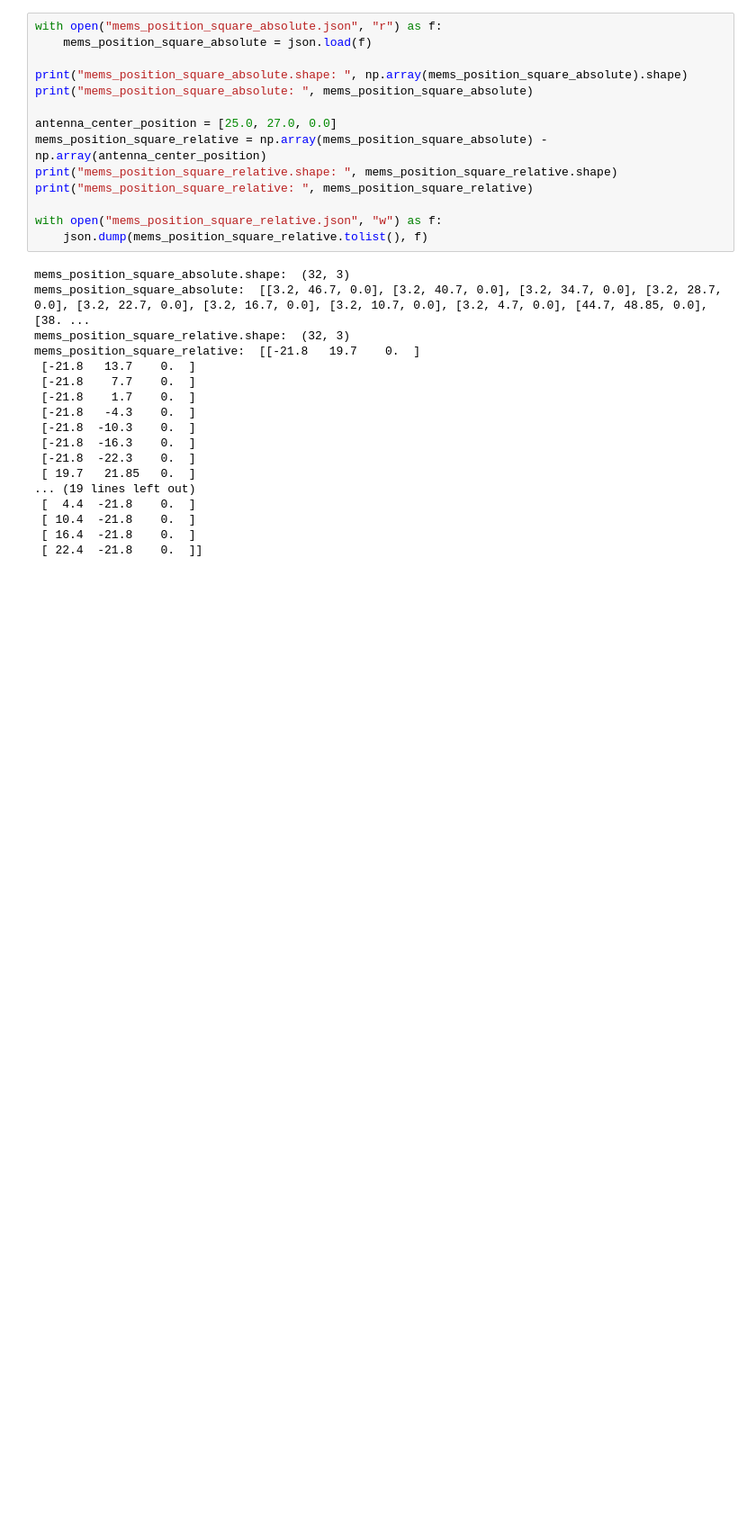
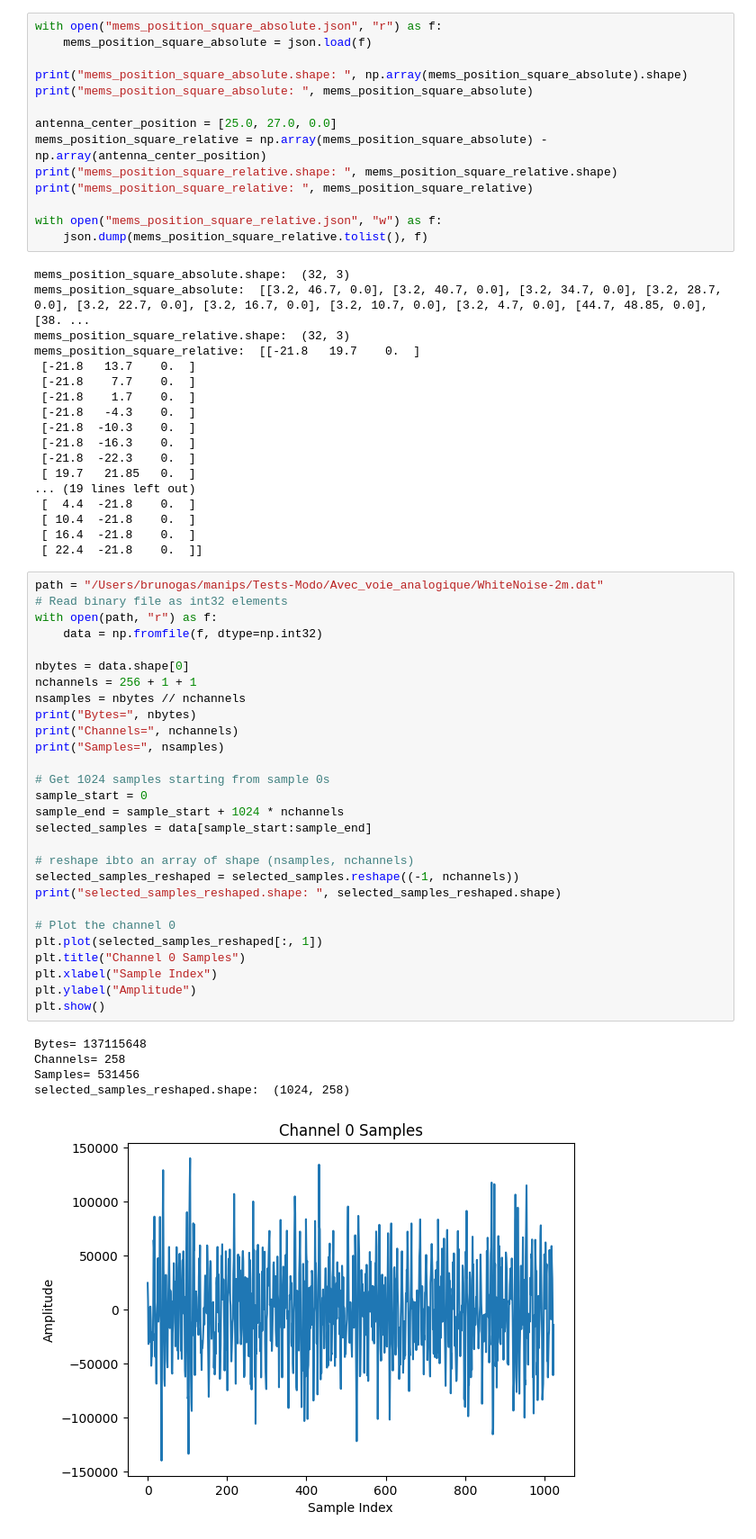
Before and after one commit to bimea/megamicros, a Jupyter notebook: notebooks/04_getstarted_BMF.ipynb, the cells around one changed output. Shown at 90% size. Drawn from its saved outputs; the diff is of its cells as text; blank space fills up the shorter version.

```diff
--- a/notebooks/04_getstarted_BMF.ipynb
+++ b/notebooks/04_getstarted_BMF.ipynb
@@ -209,3 +209,37 @@ mems_position_square_relative:  [[-21.8   19.7    0.  ]
  [ 10.4  -21.8    0.  ]
  [ 16.4  -21.8    0.  ]
  [ 22.4  -21.8    0.  ]]
+# %%
+path = "/Users/brunogas/manips/Tests-Modo/Avec_voie_analogique/WhiteNoise-2m.dat"
+# Read binary file as int32 elements
+with open(path, "r") as f:
+    data = np.fromfile(f, dtype=np.int32)
+
+nbytes = data.shape[0]
+nchannels = 256 + 1 + 1
+nsamples = nbytes // nchannels
+print("Bytes=", nbytes)
+print("Channels=", nchannels)
+print("Samples=", nsamples)
+
+# Get 1024 samples starting from sample 0s
+sample_start = 0
+sample_end = sample_start + 1024 * nchannels
+selected_samples = data[sample_start:sample_end]
+
+# reshape ibto an array of shape (nsamples, nchannels)
+selected_samples_reshaped = selected_samples.reshape((-1, nchannels))
+print("selected_samples_reshaped.shape: ", selected_samples_reshaped.shape)
+
+# Plot the channel 0
+plt.plot(selected_samples_reshaped[:, 1])
+plt.title("Channel 0 Samples")
+plt.xlabel("Sample Index")
+plt.ylabel("Amplitude")
+plt.show()
+# %% [output]
+Bytes= 137115648
+Channels= 258
+Samples= 531456
+selected_samples_reshaped.shape:  (1024, 258)
+[figure, added]
```
